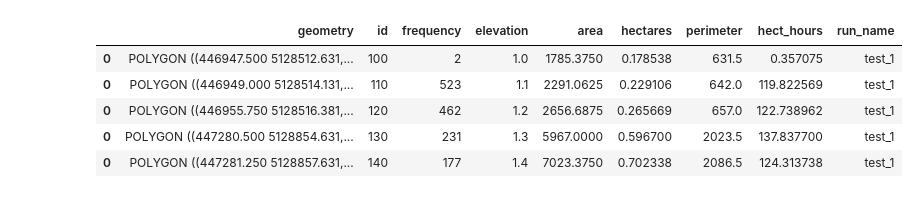
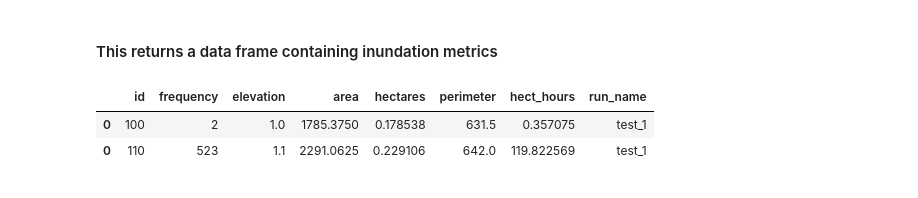
Before and after one commit to crvernon/atiim, a Jupyter notebook: noteboooks/testing.ipynb, the cells around one changed output. Cells and saved outputs as stored; diff of their text form; code cells hidden in the pictures.

```diff
--- a/noteboooks/testing.ipynb
+++ b/noteboooks/testing.ipynb
@@ -24,8 +47,10 @@ df = atiim.simulate_inundation(dem_file=dem_file,
                                gage_data_file=gage_data_file,
                                output_directory=output_dir,
                                run_name=run_name,
+                               write_csv=True,
                                elevation_interval=elevation_interval,
-                               hour_interval=hour_interval)
+                               hour_interval=hour_interval,
+                               n_jobs=1)
 # %% [output]
 Total Time Steps:  3568
 Days Verification:  148
@@ -41,9 +66,8 @@ Wall time: 4.44 s
+# %% [markdown]
+#### This returns a data frame containing inundation metrics
 # %%
-df.head()
+df.head(2)
 # %% [output]
-|  | geometry | id | frequency | elevation | area | hectares | perimeter | hect_hours | run_name |
-| 0 | POLYGON ((446947.500 5128512.631,... | 100 | 2 | 1.0 | 1785.3750 | 0.178538 | 631.5 | 0.357075 | test_1 |
-| 0 | POLYGON ((446949.000 5128514.131,... | 110 | 523 | 1.1 | 2291.0625 | 0.229106 | 642.0 | 119.822569 | test_1 |
-| 0 | POLYGON ((446955.750 5128516.381,... | 120 | 462 | 1.2 | 2656.6875 | 0.265669 | 657.0 | 122.738962 | test_1 |
-| 0 | POLYGON ((447280.500 5128854.631,... | 130 | 231 | 1.3 | 5967.0000 | 0.596700 | 2023.5 | 137.837700 | test_1 |
-| 0 | POLYGON ((447281.250 5128857.631,... | 140 | 177 | 1.4 | 7023.3750 | 0.702338 | 2086.5 | 124.313738 | test_1 |
+|  | id | frequency | elevation | area | hectares | perimeter | hect_hours | run_name |
+| 0 | 100 | 2 | 1.0 | 1785.3750 | 0.178538 | 631.5 | 0.357075 | test_1 |
+| 0 | 110 | 523 | 1.1 | 2291.0625 | 0.229106 | 642.0 | 119.822569 | test_1 |
```
Also changed, not shown: parts of 16 cells of this notebook, 3 other files.
